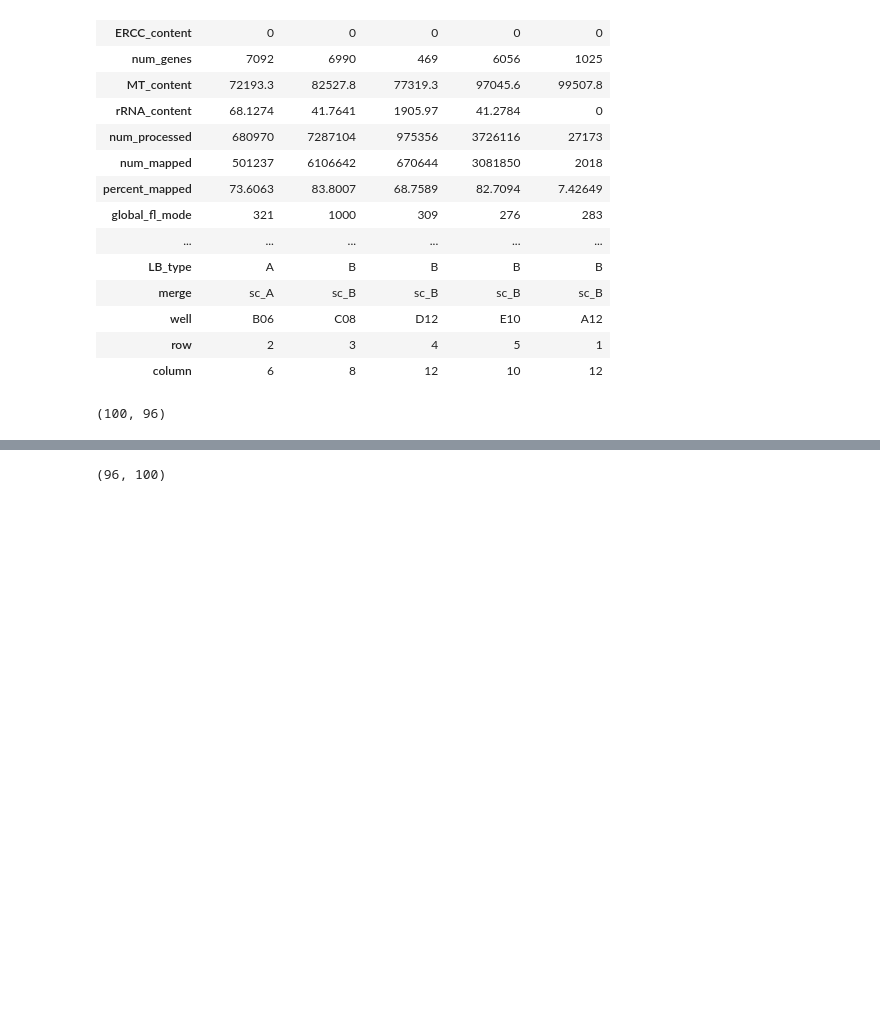
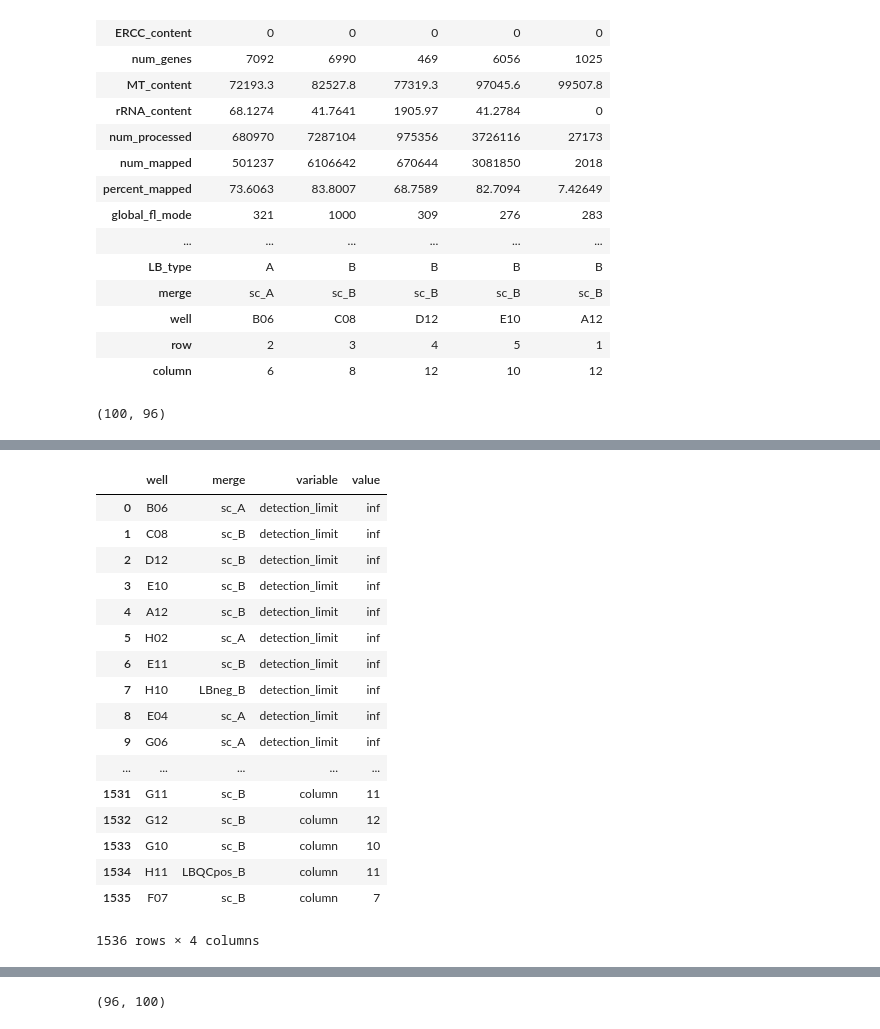
Before and after one commit to Teichlab/RCA, a Jupyter notebook: ARD-MLLR.ipynb, the cells around one changed output, grey strips where cells are left out. Saved outputs shown, nothing was run; the diff lists cells and outputs as text; code cells hidden in the pictures; blank space fills up the shorter version.

```diff
--- a/ARD-MLLR.ipynb
+++ b/ARD-MLLR.ipynb
@@ -43,0 +65,21 @@ partial_logexp.shape
+# %%
+pd.melt(sample_info, id_vars=['well', 'merge'])
+# %% [output]
+|  | well | merge | variable | value |
+| 0 | B06 | sc_A | detection_limit | inf |
+| 1 | C08 | sc_B | detection_limit | inf |
+| 2 | D12 | sc_B | detection_limit | inf |
+| 3 | E10 | sc_B | detection_limit | inf |
+| 4 | A12 | sc_B | detection_limit | inf |
+| 5 | H02 | sc_A | detection_limit | inf |
+| 6 | E11 | sc_B | detection_limit | inf |
+| 7 | H10 | LBneg_B | detection_limit | inf |
+| 8 | E04 | sc_A | detection_limit | inf |
+| 9 | G06 | sc_A | detection_limit | inf |
+| ... | ... | ... | ... | ... |
+| 1531 | G11 | sc_B | column | 11 |
+| 1532 | G12 | sc_B | column | 12 |
+| 1533 | G10 | sc_B | column | 10 |
+| 1534 | H11 | LBQCpos_B | column | 11 |
+| 1535 | F07 | sc_B | column | 7 |
+1536 rows × 4 columns
```
Also changed, not shown: parts of 26 cells of this notebook, 1 other file.
